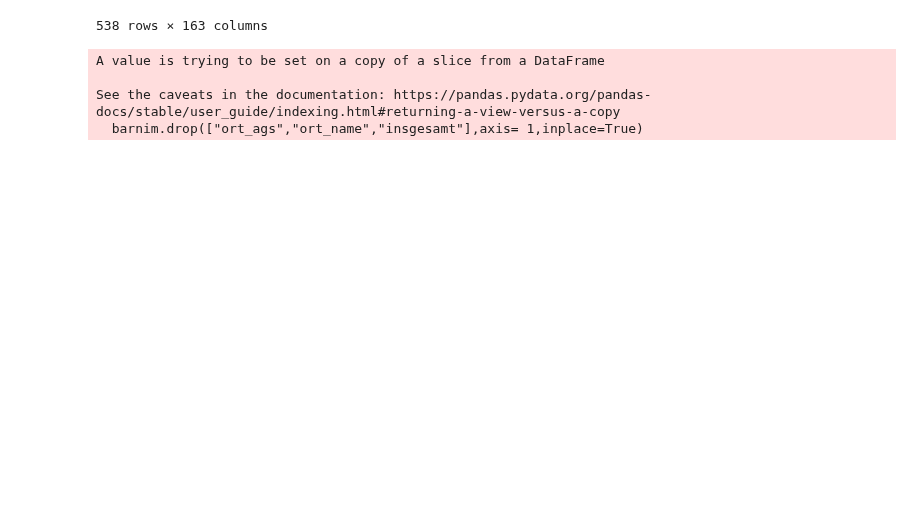
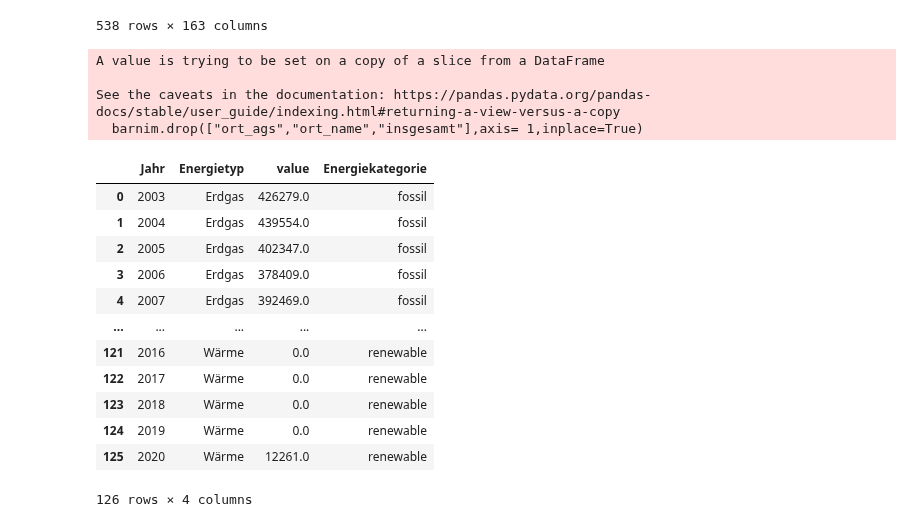
Before and after one commit to uclab-potsdam/klimataz, a Jupyter notebook: data/energy/final_data_landkreise_energy_industryenergyconsumption.ipynb, the cells around one changed output. Drawn from its saved outputs; the diff is of its cells as text; code cells hidden in the pictures; blank space fills up the shorter version.

```diff
--- a/data/energy/final_data_landkreise_energy_industryenergyconsumption.ipynb
+++ b/data/energy/final_data_landkreise_energy_industryenergyconsumption.ipynb
@@ -126,16 +126,37 @@ piv_df.to_csv("data/final_data_landkreis_energy_industryenergy.csv")
 # %%
 ## DATASNIPPET FOR TESTING
 
 barnim = pivot[pivot.ort_ags == "12060"]
 barnim.drop(["ort_ags","ort_name","insgesamt"],axis= 1,inplace=True)
 
 melt = pd.melt(barnim,id_vars=["Jahr"])
+melt = melt.fillna(0)
+melt['value']=pd.to_numeric(melt['value'])
+melt = melt[melt["Energietyp"] != "Anteil_Erneuerbar"]
+
+renewables = ["Wärme","Strom","Erneuerbare Energien"]
+melt["Energiekategorie"] = np.where(melt.Energietyp.isin(renewables), 'renewable', 'fossil')
+
 melt.to_csv("data/snippet/energy_industry_barnim.csv")
 melt
-barnim = barnim.fillna(0)
+
 barnim.to_csv("data/snippet/energy_industry_barnim_wide.csv")
+melt
 # %% [output]
 A value is trying to be set on a copy of a slice from a DataFrame
 
 See the caveats in the documentation: https://pandas.pydata.org/pandas-docs/stable/user_guide/indexing.html#returning-a-view-versus-a-copy
   barnim.drop(["ort_ags","ort_name","insgesamt"],axis= 1,inplace=True)
+|  | Jahr | Energietyp | value | Energiekategorie |
+| 0 | 2003 | Erdgas | 426279.0 | fossil |
+| 1 | 2004 | Erdgas | 439554.0 | fossil |
+| 2 | 2005 | Erdgas | 402347.0 | fossil |
+| 3 | 2006 | Erdgas | 378409.0 | fossil |
+| 4 | 2007 | Erdgas | 392469.0 | fossil |
+| ... | ... | ... | ... | ... |
+| 121 | 2016 | Wärme | 0.0 | renewable |
+| 122 | 2017 | Wärme | 0.0 | renewable |
+| 123 | 2018 | Wärme | 0.0 | renewable |
+| 124 | 2019 | Wärme | 0.0 | renewable |
+| 125 | 2020 | Wärme | 12261.0 | renewable |
+126 rows × 4 columns
```
Also changed, not shown: 12 other files.
